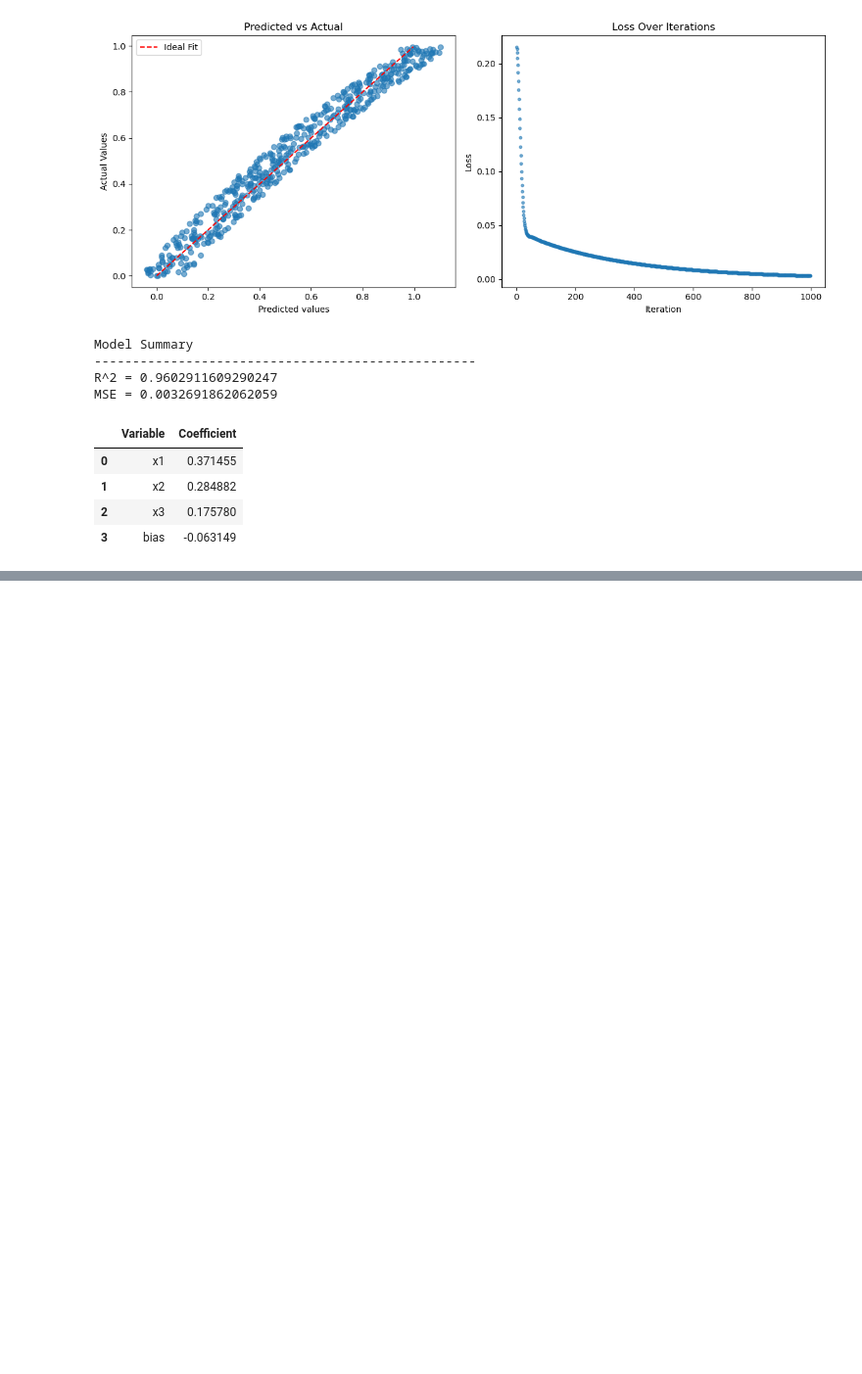
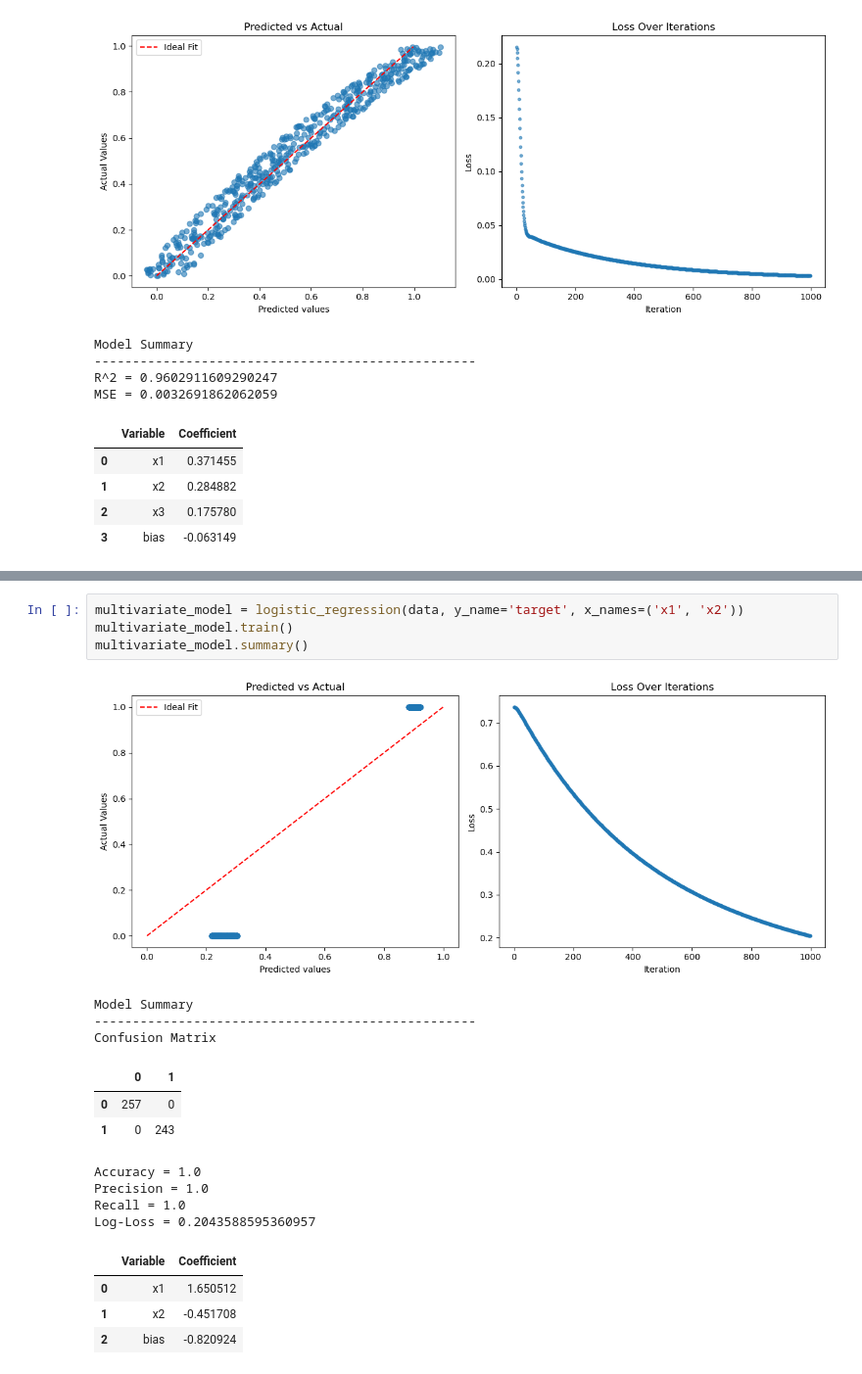
Before and after one commit to DomingoPC/ml-models, a Jupyter notebook: linear-regression.ipynb, the cells around one changed output, grey strips where cells are left out. Shown: that part at 98% size. Cells and saved outputs as stored; diff of their text form; blank space fills up the shorter version.

```diff
--- a/linear-regression.ipynb
+++ b/linear-regression.ipynb
@@ -303,0 +425,20 @@ MSE = 0.0032691862062059
+# %%
+multivariate_model = logistic_regression(data, y_name='target', x_names=('x1', 'x2'))
+multivariate_model.train()
+multivariate_model.summary()
+# %% [output]
+[figure, added]
+Model Summary
+--------------------------------------------------
+Confusion Matrix
+|  | 0 | 1 |
+| 0 | 257 | 0 |
+| 1 | 0 | 243 |
+Accuracy = 1.0
+Precision = 1.0
+Recall = 1.0
+Log-Loss = 0.2043588595360957
+|  | Variable | Coefficient |
+| 0 | x1 | 1.650512 |
+| 1 | x2 | -0.451708 |
+| 2 | bias | -0.820924 |
```
Also changed, not shown: parts of 5 cells of this notebook.
